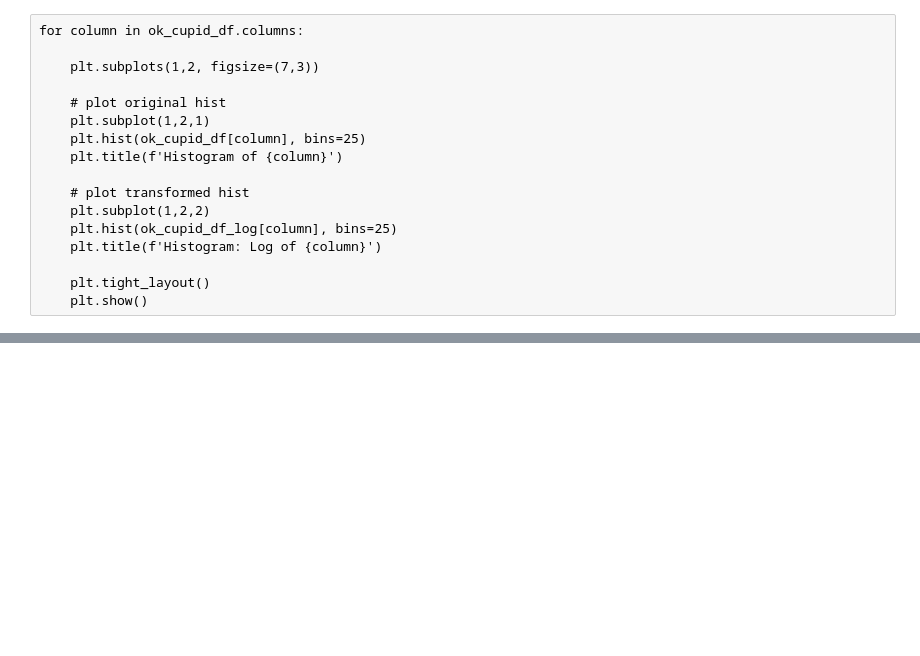
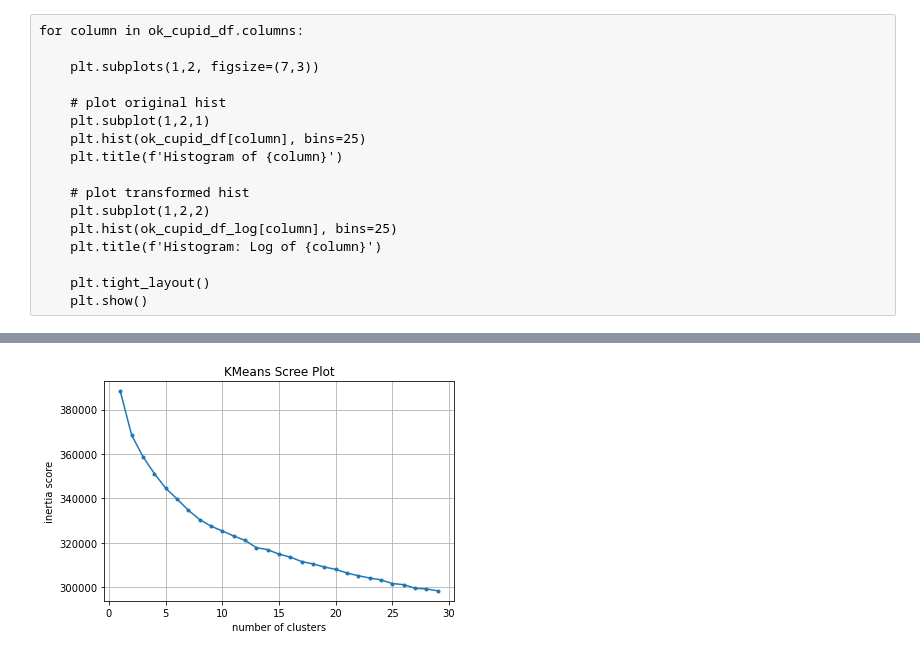
Before and after one commit to puneetsran/okcupid, a Jupyter notebook: ok_cupid_models.ipynb, the cells around one changed output, grey strips where cells are left out. Drawn from its saved outputs; the diff is of its cells as text; code cells hidden in the pictures; blank space fills up the shorter version.

```diff
--- a/ok_cupid_models.ipynb
+++ b/ok_cupid_models.ipynb
@@ -113,3 +143,10 @@ from sklearn.preprocessing import StandardScaler
 scaler = StandardScaler()
 
 X = scaler.fit_transform(ok_cupid_df)
+# %%
+from sklearn.preprocessing import MinMaxScaler
+
+scaler = MinMaxScaler()
+X = scaler.fit_transform(ok_cupid_df)
+
+display(X.shape)
@@ -118,26 +173,12 @@ X_log = scaler.fit_transform(ok_cupid_df_log)
 # %%
-from sklearn.cluster import KMeans
+k_values_log = range(1, 30)
+inertia_list_log = []
 
-k_values = range(1, 21)
-inertia_list = []
-
-for k in k_values:
+for k in k_values_log:
 
     # Create & fit our kmeans model
-    kmeans = KMeans(n_clusters=k)
-    kmeans.fit(X)
+    kmeans_log = KMeans(n_clusters=k)
+    kmeans_log.fit(X_log)
 
     # Get inertia score and add to our list
-    inertia_list.append(kmeans.inertia_)
+    inertia_list_log.append(kmeans_log.inertia_)
-# %%
-k_values_log = range(1, 21)
-inertia_list_log = []
-
-for k in k_values_log:
-
-    # Create & fit our kmeans model
-    kmeans_log = KMeans(n_clusters=k)
-    kmeans_log.fit(X_log)
-
-    # Get inertia score and add to our list
-    inertia_list_log.append(kmeans_log.inertia_)
@@ -144,7 +193,13 @@ for k in k_values_log:
 # %%
 # Visualize the scree plot
 plt.figure()
-plt.plot(k_values, inertia_list, marker='.')
+plt.plot(k_values_log, inertia_list_log, marker='.')
 plt.xlabel('number of clusters')
 plt.ylabel('inertia score')
+plt.title('KMeans Scree Plot')
+plt.grid()
+plt.tight_layout()
+plt.savefig('images/k_means_scree_plot_log.png', dpi=200)
 plt.show()
+# %% [output]
+[figure, added]
```
Also changed, not shown: parts of 27 cells of this notebook.
